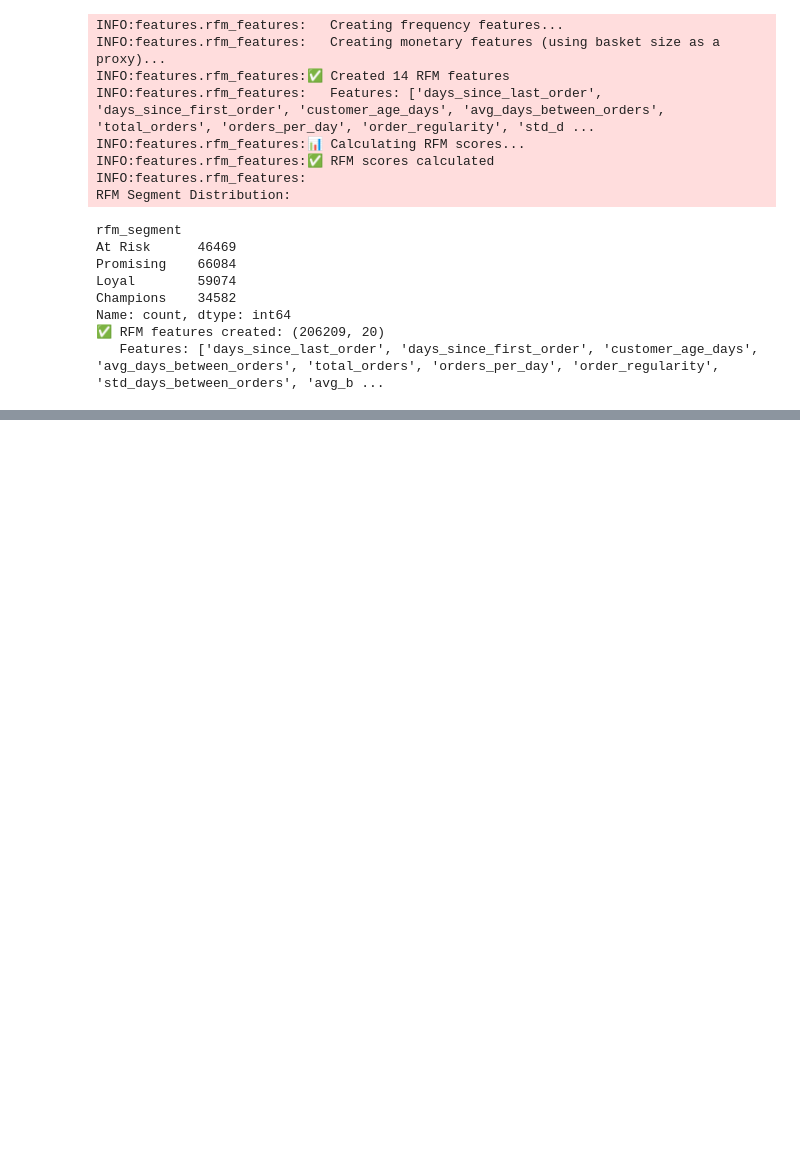
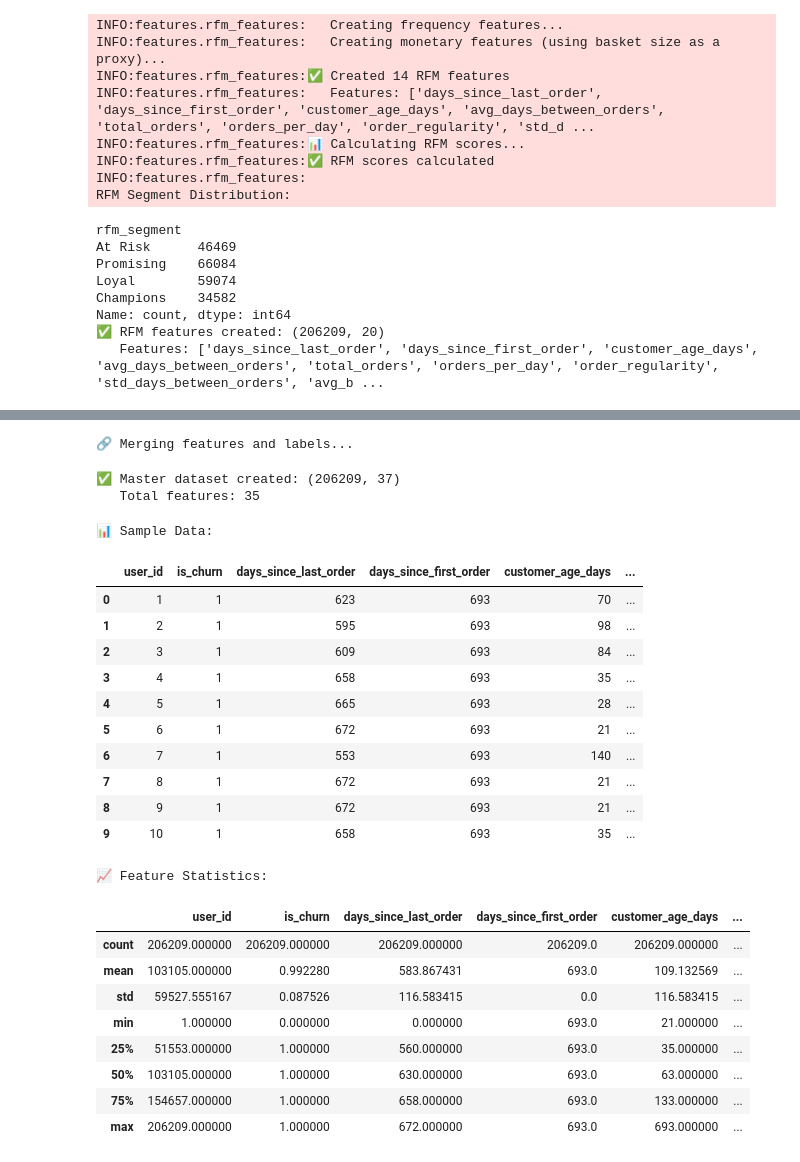
Before and after one commit to miyigun/FreshCart-Churn-Prediction, a Jupyter notebook: notebooks/02_baseline.ipynb, the cells around one changed output, grey strips where cells are left out. Drawn from its saved outputs; the diff is of its cells as text; code cells hidden in the pictures; blank space fills up the shorter version.

```diff
--- a/notebooks/02_baseline.ipynb
+++ b/notebooks/02_baseline.ipynb
@@ -174,0 +193,68 @@ Name: count, dtype: int64
+# %%
+# Merge all features with labels
+print("\n🔗 Merging features and labels...")
+
+# Start with labels
+master_df = labels_df[['user_id', 'is_churn']].copy()
+# %% [output]
+🔗 Merging features and labels...
+# %%
+# Merge RFM features (exclude RFM scores for baseline - will use in advanced models)
+rfm_cols = [
+    'user_id', 'days_since_last_order', 'days_since_first_order',
+    'customer_age_days', 'avg_days_between_orders', 'total_orders',
+    'orders_per_day', 'order_regularity', 'std_days_between_orders',
+    'avg_basket_size', 'total_items_ordered', 'basket_size_std',
+    'basket_size_cv', 'avg_unique_products_per_order'
+]
+master_df = master_df.merge(
+    rfm_features[rfm_cols],
+    on='user_id',
+    how='left'
+)
+# %%
+# Merge behavioral features
+master_df = master_df.merge(
+    behavioral_features,
+    on='user_id',
+    how='left'
+)
+
+# Fill any remaining NaN
+master_df = master_df.fillna(0)
+
+print(f"✅ Master dataset created: {master_df.shape}")
+print(f"   Total features: {master_df.shape[1] - 2}")  # Exclude user_id and is_churn
+# %% [output]
+✅ Master dataset created: (206209, 37)
+   Total features: 35
+# %%
+# Display sample
+print("\n📊 Sample Data:")
+display(master_df.head(10))
+
+print("\n📈 Feature Statistics:")
+display(master_df.describe())
+# %% [output]
+📊 Sample Data:
+|  | user_id | is_churn | days_since_last_order | days_since_first_order | customer_age_days | ... |
+| 0 | 1 | 1 | 623 | 693 | 70 | ... |
+| 1 | 2 | 1 | 595 | 693 | 98 | ... |
+| 2 | 3 | 1 | 609 | 693 | 84 | ... |
+| 3 | 4 | 1 | 658 | 693 | 35 | ... |
+| 4 | 5 | 1 | 665 | 693 | 28 | ... |
+| 5 | 6 | 1 | 672 | 693 | 21 | ... |
+| 6 | 7 | 1 | 553 | 693 | 140 | ... |
+| 7 | 8 | 1 | 672 | 693 | 21 | ... |
+| 8 | 9 | 1 | 672 | 693 | 21 | ... |
+| 9 | 10 | 1 | 658 | 693 | 35 | ... |
+📈 Feature Statistics:
+|  | user_id | is_churn | days_since_last_order | days_since_first_order | customer_age_days | ... |
+| count | 206209.000000 | 206209.000000 | 206209.000000 | 206209.0 | 206209.000000 | ... |
+| mean | 103105.000000 | 0.992280 | 583.867431 | 693.0 | 109.132569 | ... |
+| std | 59527.555167 | 0.087526 | 116.583415 | 0.0 | 116.583415 | ... |
+| min | 1.000000 | 0.000000 | 0.000000 | 693.0 | 21.000000 | ... |
+| 25% | 51553.000000 | 1.000000 | 560.000000 | 693.0 | 35.000000 | ... |
+| 50% | 103105.000000 | 1.000000 | 630.000000 | 693.0 | 63.000000 | ... |
+| 75% | 154657.000000 | 1.000000 | 658.000000 | 693.0 | 133.000000 | ... |
+| max | 206209.000000 | 1.000000 | 672.000000 | 693.0 | 693.000000 | ... |
```
Also changed, not shown: parts of 14 cells of this notebook, 5 other files.
